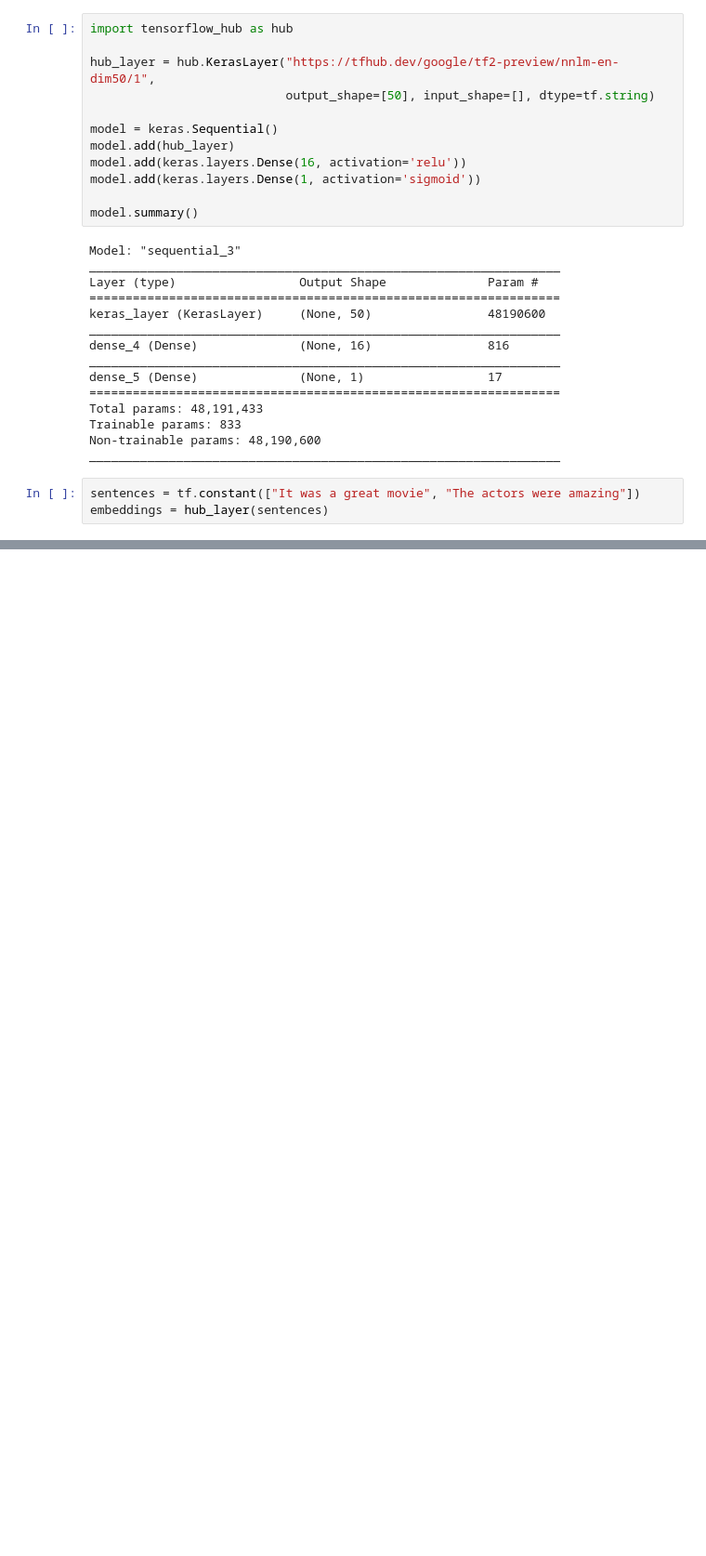
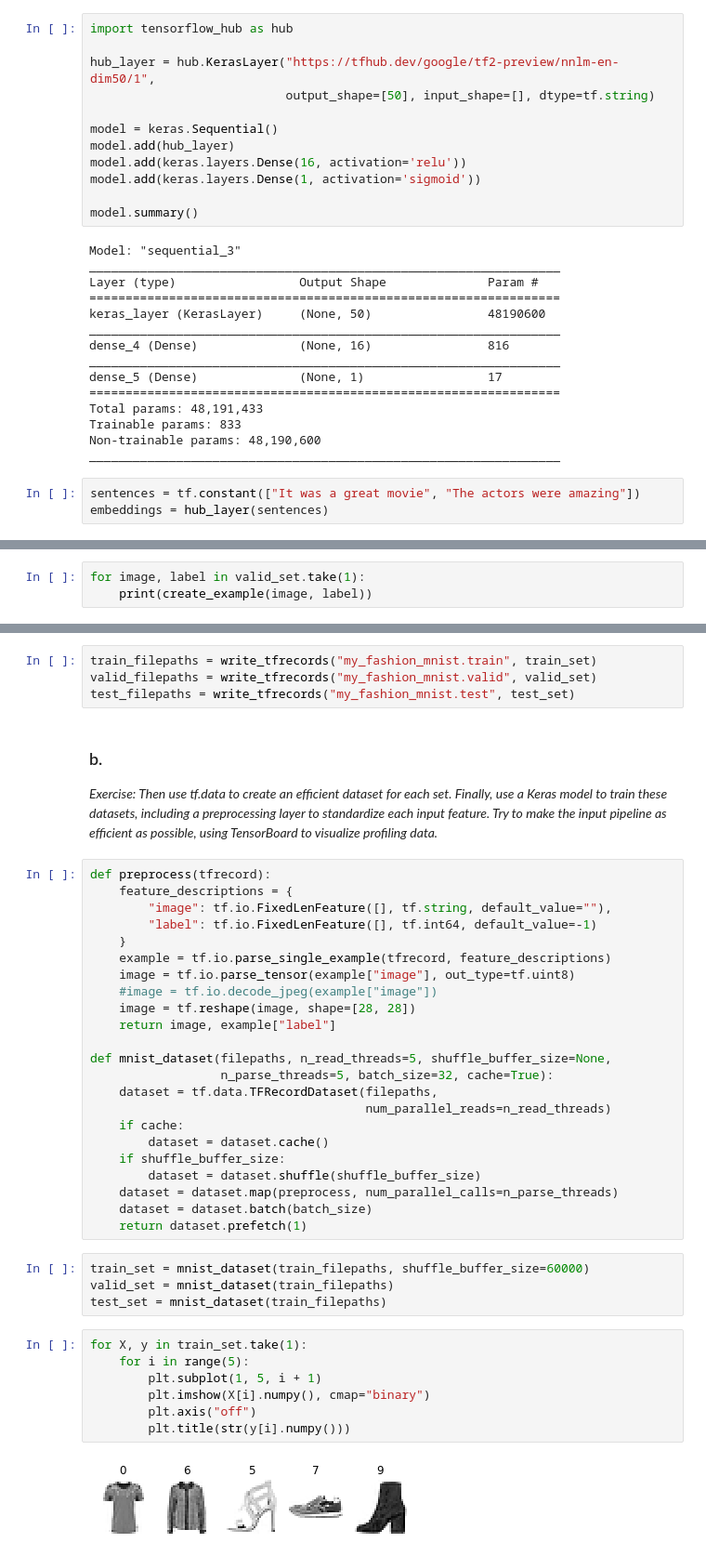
Before and after one commit to soo-pecialist/Hands_on_ML_w_Scikit_Karas_and_TensorFlow, a Jupyter notebook: CH13_loading_and_preprocessing_data_with_TF.ipynb, the cells around one changed output, grey strips where cells are left out. Shown at 93% size. Drawn from its saved outputs; the diff is of its cells as text; blank space fills up the shorter version.

```diff
--- a/CH13_loading_and_preprocessing_data_with_TF.ipynb
+++ b/CH13_loading_and_preprocessing_data_with_TF.ipynb
@@ -1450,0 +1534,3 @@ array([[ 7.45939985e-02,  2.76720114e-02,  9.38646123e-02,
+# %%
+for image, label in valid_set.take(1):
+    print(create_example(image, label))
@@ -1450,0 +1572,43 @@ array([[ 7.45939985e-02,  2.76720114e-02,  9.38646123e-02,
+# %%
+train_filepaths = write_tfrecords("my_fashion_mnist.train", train_set)
+valid_filepaths = write_tfrecords("my_fashion_mnist.valid", valid_set)
+test_filepaths = write_tfrecords("my_fashion_mnist.test", test_set)
+# %% [markdown]
+### b.
+_Exercise: Then use tf.data to create an efficient dataset for each set. Finally, use a Keras model to train these datasets, including a preprocessing layer to standardize each input feature. Try to make the input pipeline as efficient as possible, using TensorBoard to visualize profiling data._
+# %%
+def preprocess(tfrecord):
+    feature_descriptions = {
+        "image": tf.io.FixedLenFeature([], tf.string, default_value=""),
+        "label": tf.io.FixedLenFeature([], tf.int64, default_value=-1)
+    }
+    example = tf.io.parse_single_example(tfrecord, feature_descriptions)
+    image = tf.io.parse_tensor(example["image"], out_type=tf.uint8)
+    #image = tf.io.decode_jpeg(example["image"])
+    image = tf.reshape(image, shape=[28, 28])
+    return image, example["label"]
+
+def mnist_dataset(filepaths, n_read_threads=5, shuffle_buffer_size=None,
+                  n_parse_threads=5, batch_size=32, cache=True):
+    dataset = tf.data.TFRecordDataset(filepaths,
+                                      num_parallel_reads=n_read_threads)
+    if cache:
+        dataset = dataset.cache()
+    if shuffle_buffer_size:
+        dataset = dataset.shuffle(shuffle_buffer_size)
+    dataset = dataset.map(preprocess, num_parallel_calls=n_parse_threads)
+    dataset = dataset.batch(batch_size)
+    return dataset.prefetch(1)
+# %%
+train_set = mnist_dataset(train_filepaths, shuffle_buffer_size=60000)
+valid_set = mnist_dataset(train_filepaths)
+test_set = mnist_dataset(train_filepaths)
+# %%
+for X, y in train_set.take(1):
+    for i in range(5):
+        plt.subplot(1, 5, i + 1)
+        plt.imshow(X[i].numpy(), cmap="binary")
+        plt.axis("off")
+        plt.title(str(y[i].numpy()))
+# %% [output]
+[figure, added]
```
Also changed, not shown: parts of 107 cells of this notebook.
